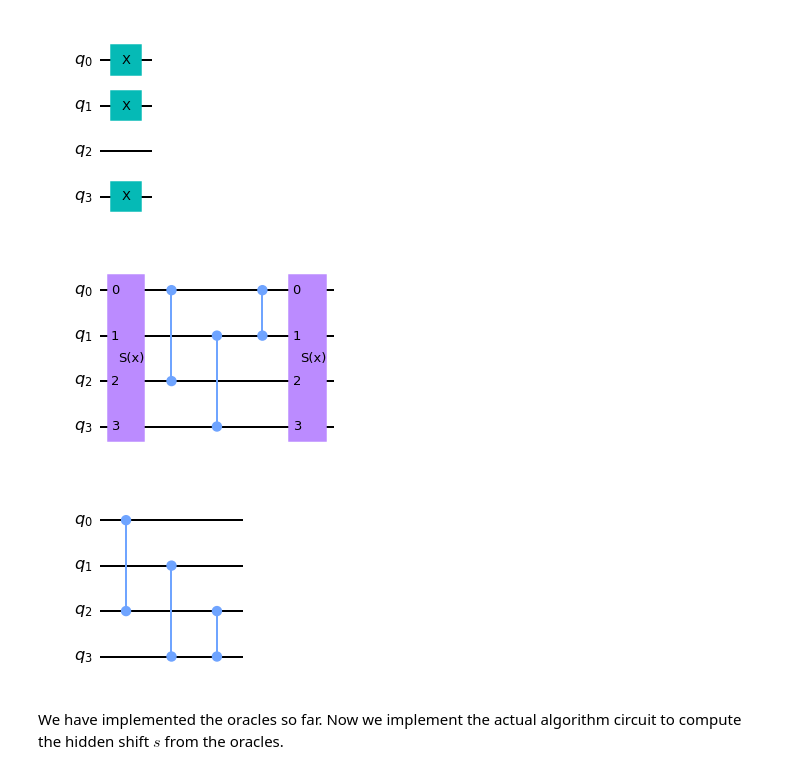
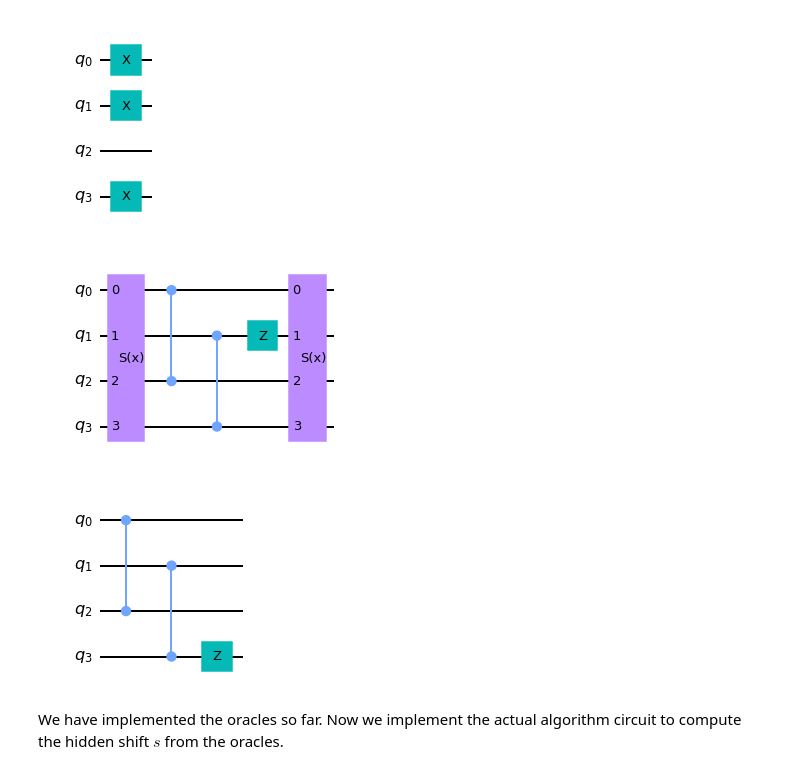
Before and after one commit to Team-Hidden-Name/hidden-shift-problem, a Jupyter notebook: hidden-shift-problem.ipynb, the cells around one changed output. Cells and saved outputs as stored; diff of their text form; code cells hidden in the pictures.

```diff
--- a/hidden-shift-problem.ipynb
+++ b/hidden-shift-problem.ipynb
@@ -453,46 +480,50 @@ shift_s(n, s).draw('mpl')
 [figure]
 # %%
 def oracle_g(n):
-    """Oracle g"""
+    """Oracle circuit that encodes g = U_g"""
     oracle_g = QuantumCircuit(n)
-    oracle_g.append(shift_s(n, s), qargs=range(n))    # shift the inputs
 
-    # Apply F(x) = (-1)^f(x)
+    # Shift the inputs
+    oracle_g.append(shift_s(n, s), range(n))
+
+    # Apply the oracle U_f = (-1)^f(x) = F(x)
     # x·y corresponds to controlled-z gates between first half qubits and second half qubits
     for i in range(int(n/2)):
-        oracle_g.cz(i,i+int(n/2))
+        oracle_g.cz(i, i+int(n/2))
 
-    # h(x) in our example corresponds to the controlled-z gate between first and second qubits
-    oracle_g.cz(0, 1)
+    # h(x) in our example corresponds to the z gate on the second qubit = q1
+    oracle_g.z(1)
 
-    oracle_g.append(shift_s(n, s), qargs=range(n))    # return the inputs
+    # Undo the shift
+    oracle_g.append(shift_s(n, s), range(n))
+
     oracle_g.name = 'Oracle g'
     return oracle_g
 
 # Display circuit
 oracle_g(n).draw('mpl')
 # %% [output]
-[figure, old version]
+[figure, new version]
 # %%
 def oracle_f_tilde(n):
-    """Oracle f tilde"""
+    """Oracle circuit that encodes Fourier transformed f = U_f tilde"""
     oracle_f_tilde = QuantumCircuit(n)
 
-    # Apply the Fourier transformed function
+    # Apply the oracle U_f tilde
     # x·y corresponds to controlled-z gates between first half qubits and second half qubits
     for i in range(int(n/2)):
-        oracle_f_tilde.cz(i,i+int(n/2))
+        oracle_f_tilde.cz(i, i+int(n/2))
 
-    # Apply h(y), that is, a controlled-z gate on second half qubits
-    oracle_f_tilde.cz(2, 3)
+    # Apply h(y), which corresponds to the z gate on the second qubit in the second register = q3
+    oracle_f_tilde.z(3)
 
     oracle_f_tilde.name = 'Oracle f tilde'
     return oracle_f_tilde
 
 # Display circuit
 oracle_f_tilde(n).draw('mpl')
 # %% [output]
-[figure, old version]
+[figure, new version]
 # %% [markdown]
 We have implemented the oracles so far. Now we implement the actual algorithm circuit to compute the hidden shift $s$ from the oracles.
 # %%
```
Also changed, not shown: parts of 34 cells of this notebook, 1 other file.
